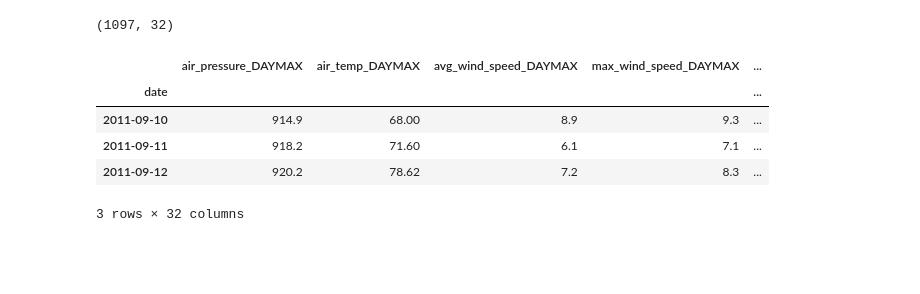
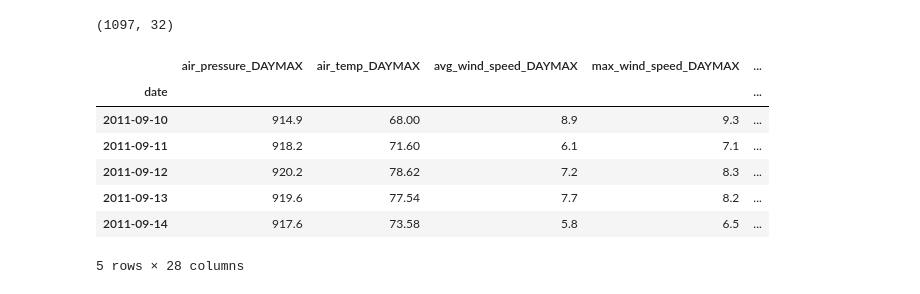
Before and after one commit to words-sdsc/courseraDataSimulation, a Jupyter notebook: course4-ML/Hands-on Daily Weather.ipynb, the cells around one changed output. Drawn from its saved outputs; the diff is of its cells as text; code cells hidden in the pictures; blank space fills up the shorter version.

```diff
--- a/course4-ML/Hands-on Daily Weather.ipynb
+++ b/course4-ML/Hands-on Daily Weather.ipynb
@@ -190,12 +167,22 @@ result = pd.concat([f_daily_MAX, f_daily_MIN, final_9am, final_3pm], axis=1)
 result.shape
 # %% [output]
 (1097, 32)
-# %%
-result.head(3)
-# %% [output]
-|  | air_pressure_DAYMAX | air_temp_DAYMAX | avg_wind_speed_DAYMAX | max_wind_speed_DAYMAX | ... |
-| date |  |  |  |  | ... |
-| 2011-09-10 | 914.9 | 68.00 | 8.9 | 9.3 | ... |
-| 2011-09-11 | 918.2 | 71.60 | 6.1 | 7.1 | ... |
-| 2011-09-12 | 920.2 | 78.62 | 7.2 | 8.3 | ... |
-3 rows × 32 columns
+# %%
+f = result.reset_index()
+f = f.set_index('date')
+
+del f['rain_accumulation_DAYMAX']
+del f['rain_duration_DAYMAX']
+del f['rain_accumulation_3pm']
+del f['rain_duration_3pm']
+
+f.head()
+# %% [output]
+|  | air_pressure_DAYMAX | air_temp_DAYMAX | avg_wind_speed_DAYMAX | max_wind_speed_DAYMAX | ... |
+| date |  |  |  |  | ... |
+| 2011-09-10 | 914.9 | 68.00 | 8.9 | 9.3 | ... |
+| 2011-09-11 | 918.2 | 71.60 | 6.1 | 7.1 | ... |
+| 2011-09-12 | 920.2 | 78.62 | 7.2 | 8.3 | ... |
+| 2011-09-13 | 919.6 | 77.54 | 7.7 | 8.2 | ... |
+| 2011-09-14 | 917.6 | 73.58 | 5.8 | 6.5 | ... |
+5 rows × 28 columns
```
Also changed, not shown: parts of 16 cells of this notebook, 1 other file.
